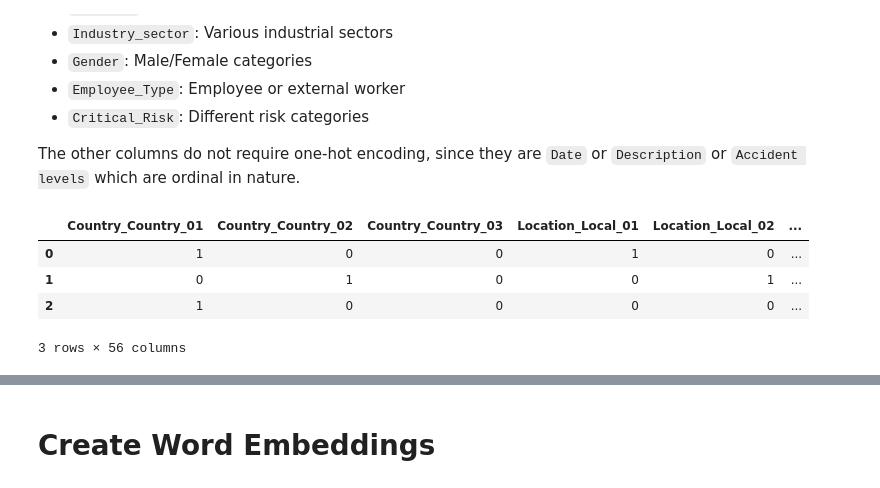
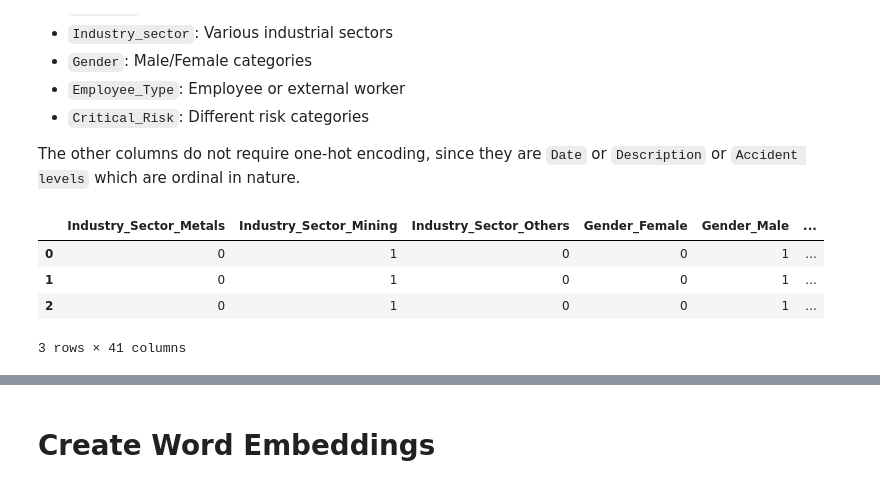
Before and after one commit to MeeruChandra/GL_NLP1_Group2, a Jupyter notebook: GLCapstone_NLP1.ipynb, the cells around one changed output, grey strips where cells are left out. Cells and saved outputs as stored; diff of their text form; code cells hidden in the pictures.

```diff
--- a/GLCapstone_NLP1.ipynb
+++ b/GLCapstone_NLP1.ipynb
@@ -971,14 +971,14 @@ Let us perform one-hot encoding for the following categorical columns:
 
 The other columns do not require one-hot encoding, since they are `Date` or `Description` or `Accident levels` which are ordinal in nature.
 # %%
-columns_to_encode = ['Country', 'Location', 'Industry_Sector', 'Gender', 'Employee_Type', 'Critical_Risk']
+columns_to_encode = ['Industry_Sector', 'Gender', 'Employee_Type', 'Critical_Risk']
 
 # One hot encode the columns
-one_hot = pd.get_dummies(df_proc_1[columns_to_encode], prefix=columns_to_encode, dtype=int)
-one_hot.head(3)
+df_OHE = pd.get_dummies(df_proc_5[columns_to_encode], prefix=columns_to_encode, dtype=int)
+df_OHE.head(3)
 # %% [output]
-|  | Country_Country_01 | Country_Country_02 | Country_Country_03 | Location_Local_01 | Location_Local_02 | ... |
-| 0 | 1 | 0 | 0 | 1 | 0 | ... |
+|  | Industry_Sector_Metals | Industry_Sector_Mining | Industry_Sector_Others | Gender_Female | Gender_Male | ... |
+| 0 | 0 | 1 | 0 | 0 | 1 | ... |
 | 1 | 0 | 1 | 0 | 0 | 1 | ... |
-| 2 | 1 | 0 | 0 | 0 | 0 | ... |
+| 2 | 0 | 1 | 0 | 0 | 1 | ... |
-3 rows × 56 columns
+3 rows × 41 columns
```
Also changed, not shown: parts of 26 cells of this notebook.
